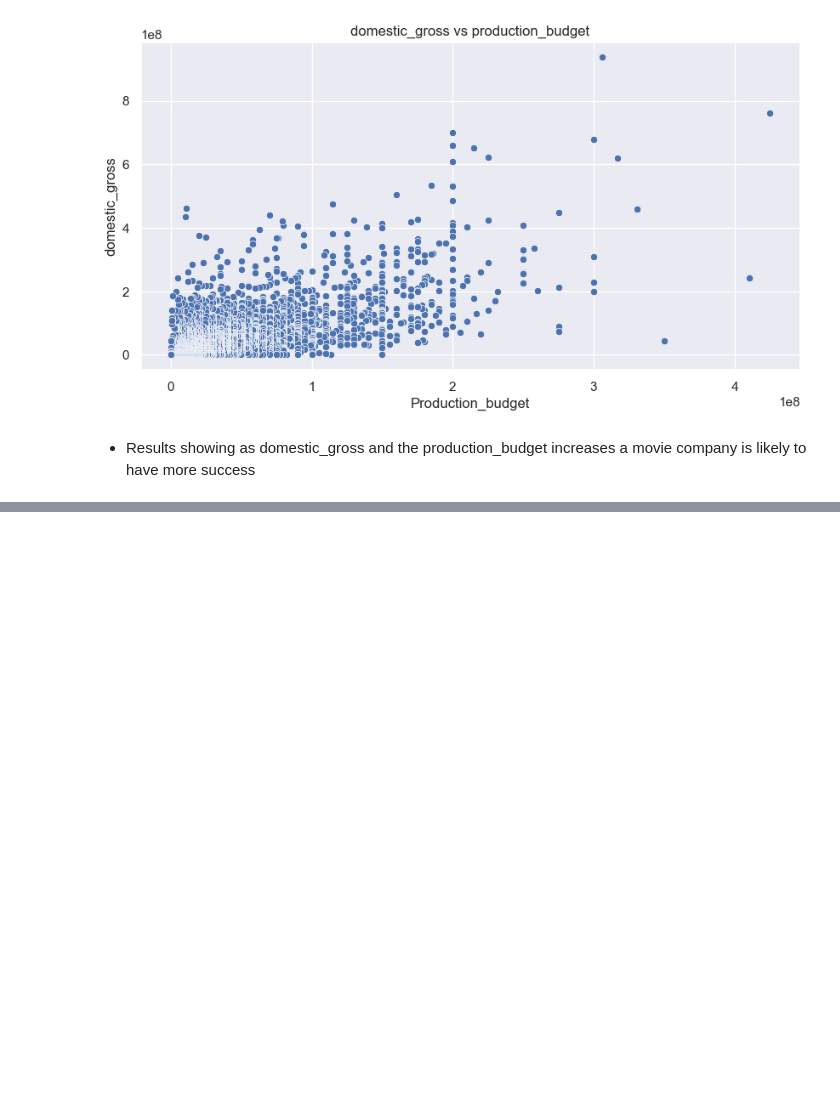
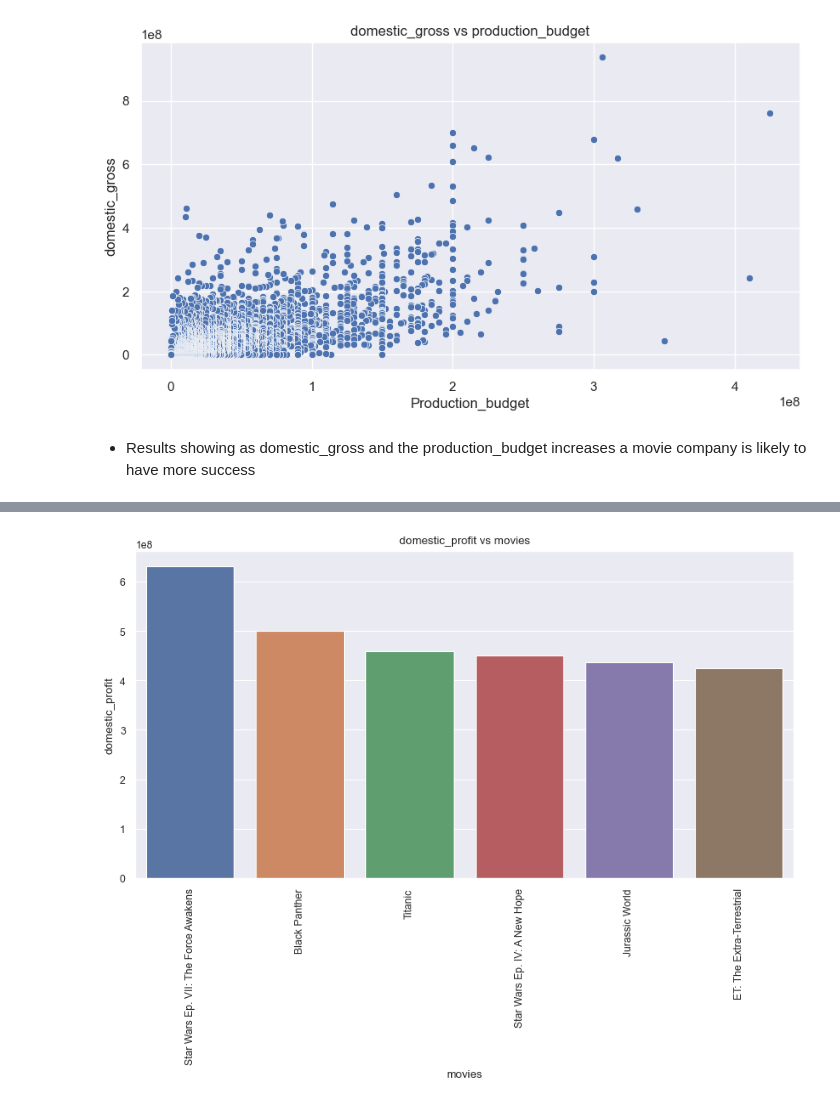
Before and after one commit to jameskatiba/Microsoft-Film-Recommendation-System, a Jupyter notebook: film.ipynb, the cells around one changed output, grey strips where cells are left out. Drawn from its saved outputs; the diff is of its cells as text; code cells hidden in the pictures; blank space fills up the shorter version.

```diff
--- a/film.ipynb
+++ b/film.ipynb
@@ -777,0 +838,13 @@ ax.set_ylabel("domestic_gross");
+# %%
+# Plotting a barplot of domestic profit vs the movies
+fig, ax =plt.subplots(figsize =(10,5))
+
+ax = sns.barplot(x = value_counts.index, y = value_counts.values)
+ax.tick_params(axis = "x", labelrotation=90)
+
+ax.set_ylabel("domestic_profit")
+ax.set_xlabel("movies")
+ax.set_title("domestic_profit vs movies")
+sns.set_context("paper");
+# %% [output]
+[figure, added]
```
Also changed, not shown: parts of 30 cells of this notebook.
